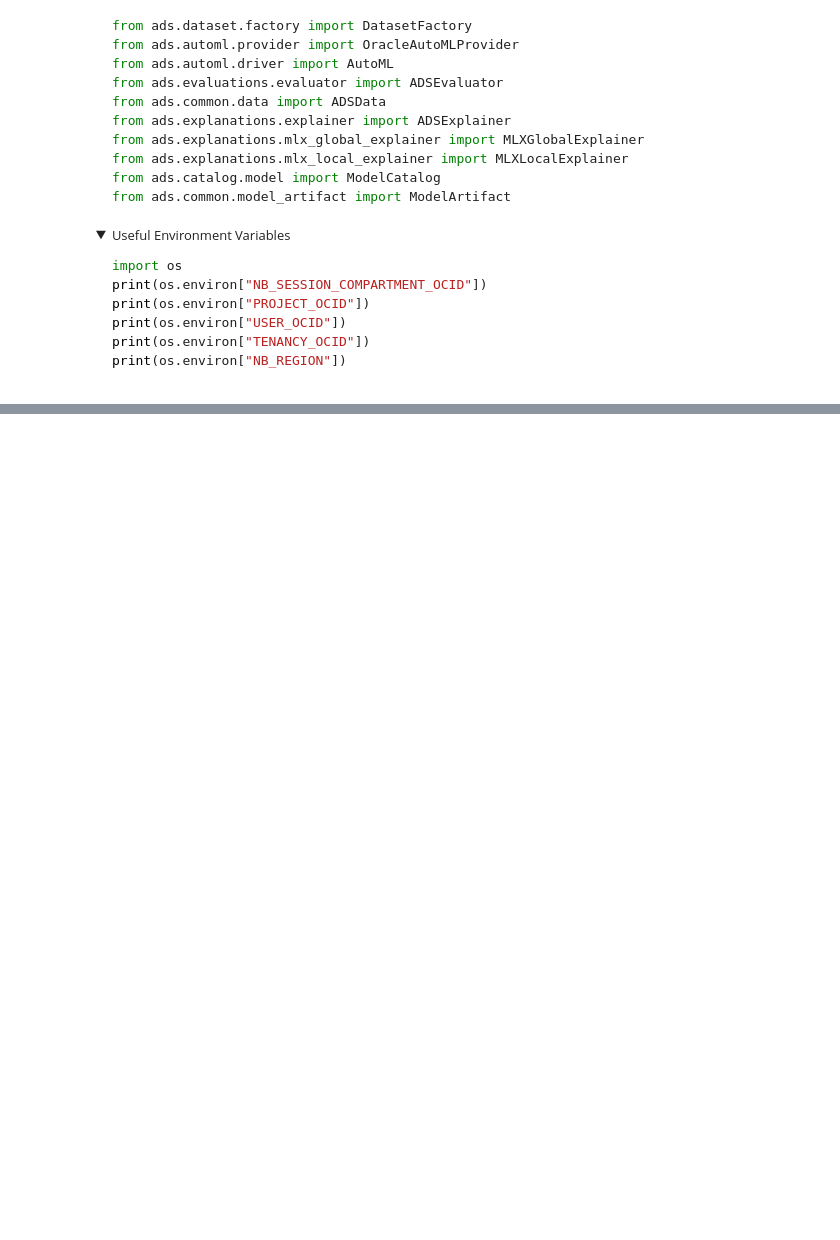
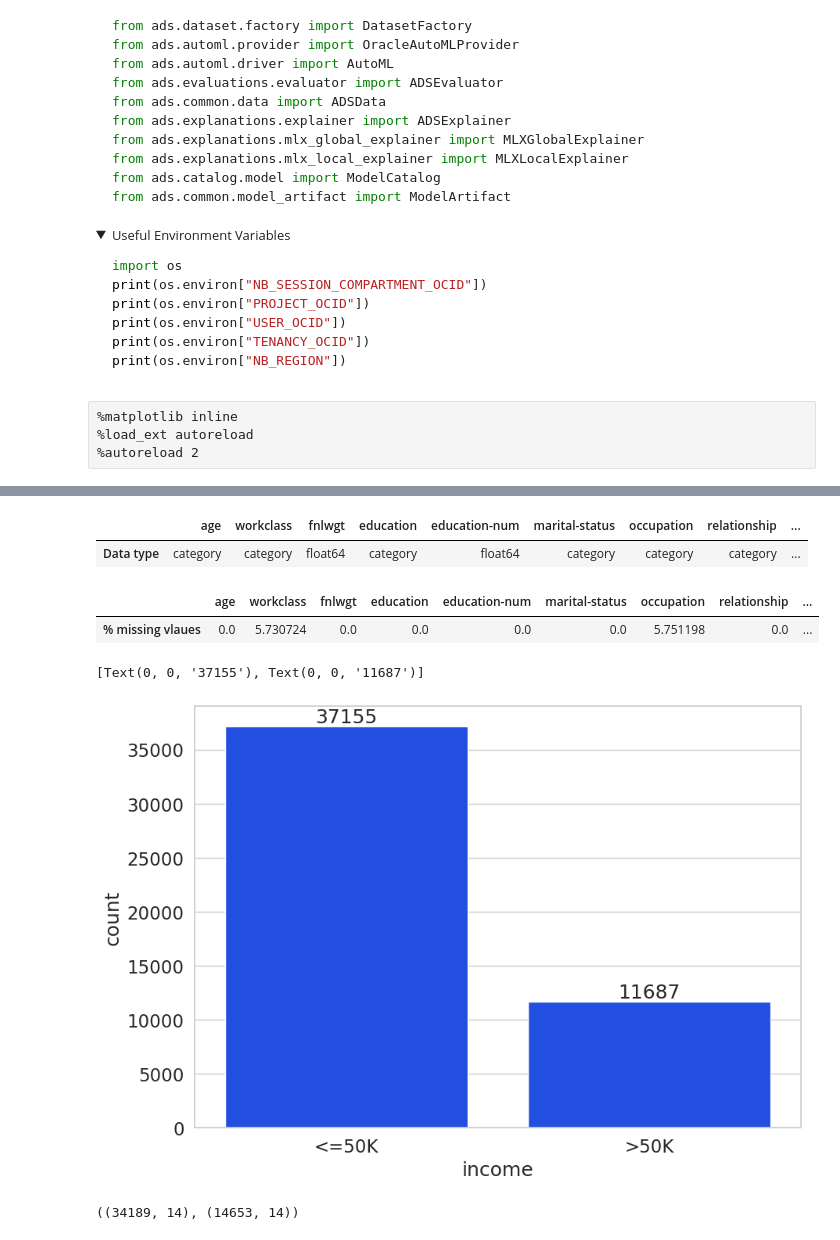
Before and after one commit to ancodia808/oracle_datascience_demo, a Jupyter notebook: automlx-classifier.ipynb, the cells around one changed output, grey strips where cells are left out. Saved outputs shown, nothing was run; the diff lists cells and outputs as text; code cells hidden in the pictures; folded sections open; blank space fills up the shorter version.

```diff
--- a/automlx-classifier.ipynb
+++ b/automlx-classifier.ipynb
@@ -61,3 +57,7 @@ print(os.environ["NB_REGION"])
+# %% [raw]
+%matplotlib inline
+%load_ext autoreload
+%autoreload 2
 # %%
 import gzip
 import pandas as pd
@@ -96,3 +98,43 @@ df.head()
 | 2 | 2 | Private | 215646.0 | HS-grad | 9.0 | Divorced | Handlers-cleaners | Not-in-family | ... |
 | 3 | 3 | Private | 234721.0 | 11th | 7.0 | Married-civ-spouse | Handlers-cleaners | Husband | ... |
 | 4 | 1 | Private | 338409.0 | Bachelors | 13.0 | Married-civ-spouse | Prof-specialty | Wife | ... |
+# %%
+# Output default data types detected by the fetch (notice all are not correct, e.g., see "age" incorrectly listed as "category")
+pd.DataFrame({'Data type': df.dtypes}).T
+# %% [output]
+|  | age | workclass | fnlwgt | education | education-num | marital-status | occupation | relationship | ... |
+| Data type | category | category | float64 | category | float64 | category | category | category | ... |
+# %%
+# Output % missing values per column
+pd.DataFrame({'% missing vlaues': df.isnull().sum() * 100 / len(df)}).T
+# %% [output]
+|  | age | workclass | fnlwgt | education | education-num | marital-status | occupation | relationship | ... |
+| % missing vlaues | 0.0 | 5.730724 | 0.0 | 0.0 | 0.0 | 0.0 | 5.751198 | 0.0 | ... |
+# %%
+# visualize the distribution of the target variable (income)
+y_df = pd.DataFrame(y)
+y_df.columns = ['income']
+
+ax = sns.countplot(x="income", data=y_df)
+ax.bar_label(ax.containers[0])
+# %% [output]
+[Text(0, 0, '37155'), Text(0, 0, '11687')]
+[figure, added]
+# %%
+# Correct the incorrect column data types
+numeric_columns = ['age', 'capitalgain', 'capitalloss', 'hoursperweek']
+for col in df.columns:
+    if col in numeric_columns:
+        df[col] = df[col].astype(int)
+
+
+# Split the data set into training and test data
+X_train, X_test, y_train, y_test = train_test_split(df,
+                                                    y.map({'>50K': 1, '<=50K': 0}).astype(int),
+                                                    train_size=0.7,
+                                                    random_state=0)
+
+# Output the shap of the training and test data sets
+X_train.shape, X_test.shape
+# %% [output]
+((34189, 14), (14653, 14))
```
Also changed, not shown: parts of 8 cells of this notebook.
